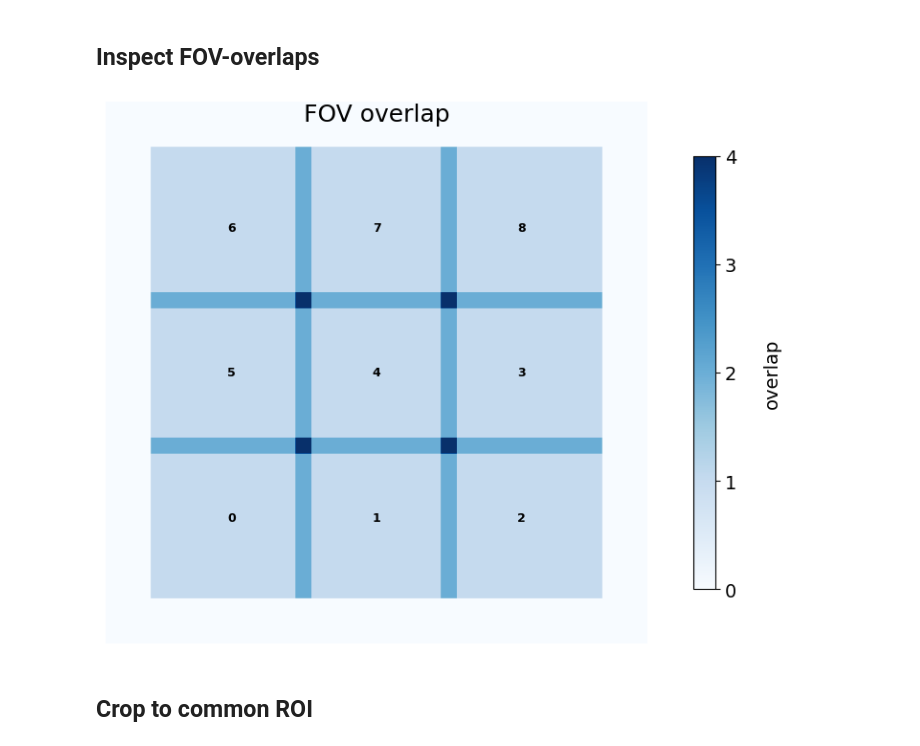
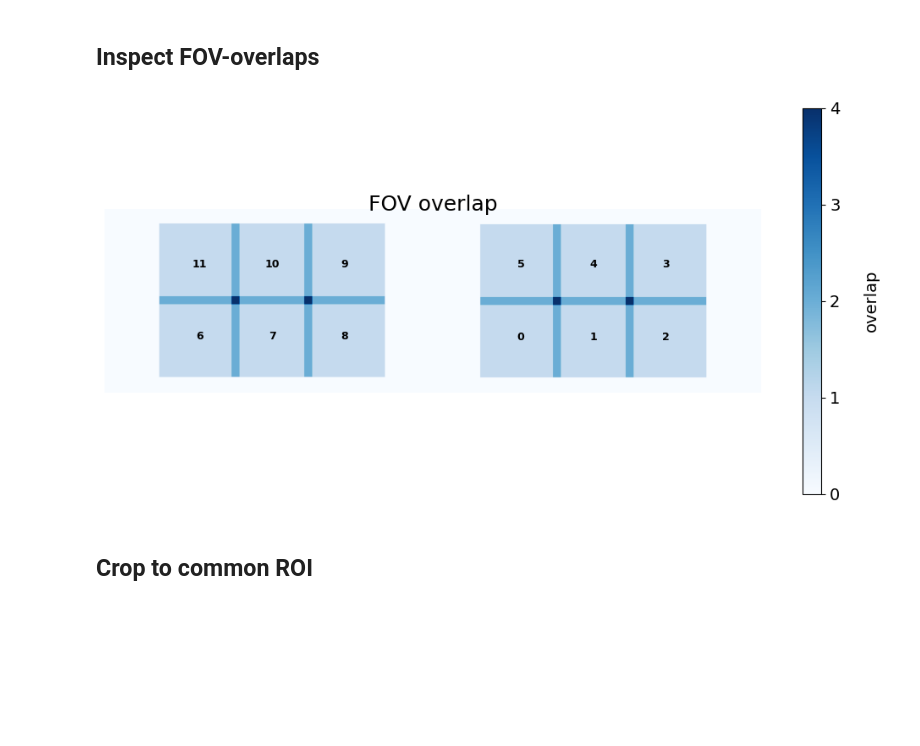
Before and after one commit to janniswi00/master_clean, a Jupyter notebook: pipeline_evaluation.ipynb, the cells around one changed output. Saved outputs shown, nothing was run; the diff lists cells and outputs as text; code cells hidden in the pictures; blank space fills up the shorter version.

```diff
--- a/pipeline_evaluation.ipynb
+++ b/pipeline_evaluation.ipynb
@@ -829,7 +829,7 @@ coords.to_csv("data/coordinates.csv", index=False)
 from matplotlib.ticker import MaxNLocator
 # %%
 rep = 0
-hpi = 0
+hpi = 5
 
 coordinates = pd.read_csv(f"data/coordinates.csv").query("rep==@rep & hpi==@hpi & round==0")
 
@@ -864,34 +864,34 @@ extent = [
     y0 - y_pad / RES,
     y0 + (height - y_pad) / RES
 ]
 
 im = ax.imshow(canvas, cmap='Blues', origin='lower', extent=extent)
 
 for _, row in coordinates.iterrows():
     x_center = (row["x_min"] + row["x_max"]) / 2
     y_center = (row["y_min"] + row["y_max"]) / 2
     ax.text(x_center, y_center, f'{int(row["fov"])}',
             color='black', fontsize=9, ha='center', va='center', weight='bold')
 
 
 cbar = fig.colorbar(im, ax=ax, shrink=0.8)
 cbar.set_label('overlap', fontsize=14)
 cbar.ax.tick_params(labelsize=14)
 cbar.ax.yaxis.set_label_position('right')
 cbar.ax.yaxis.labelpad = 20
 cbar.locator = MaxNLocator(integer=True)
 cbar.update_ticks()
 ax.set_title("FOV overlap", fontsize=18, y=0.95)
 ax.set_xlabel("X")
 ax.set_ylabel("Y")
 ax.set_aspect('equal')
 ax.set_axis_off()
 plt.grid(False)
 plt.tight_layout()
 # plt.axes()
 plt.show()
 # %% [output]
-[figure, old version]
+[figure, new version]
 # %% [markdown]
 ## Crop to common ROI
 # %%
```
Also changed, not shown: parts of 1 cell of this notebook, 2 other files.
